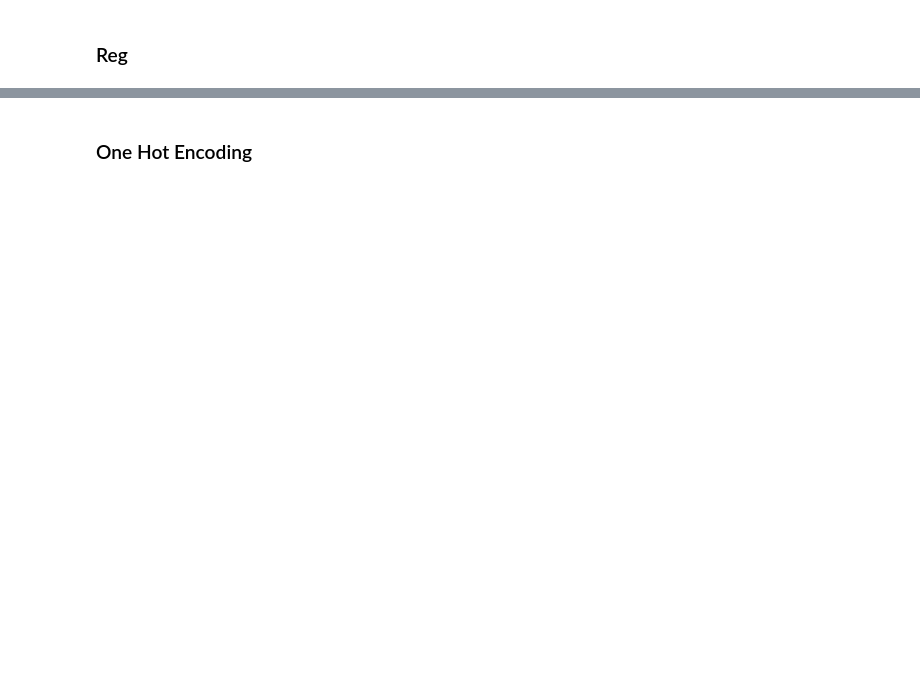
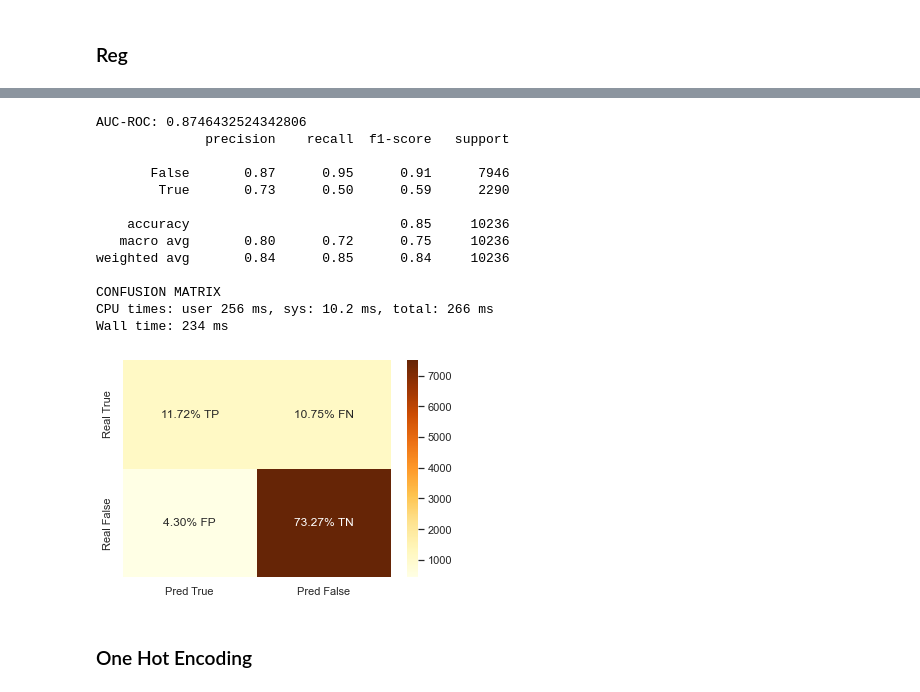
Before and after one commit to NicolasEzequielZulaicaRivera/OD_TPS, a Jupyter notebook: TP2/boosting.ipynb, the cells around one changed output, grey strips where cells are left out. Saved outputs shown, nothing was run; the diff lists cells and outputs as text; code cells hidden in the pictures; blank space fills up the shorter version.

```diff
--- a/TP2/boosting.ipynb
+++ b/TP2/boosting.ipynb
@@ -252,8 +328,23 @@ boost3 = boost_grid3.best_estimator_
 # %%
 %%time
 pred = boost3.predict(val_feat_r)
 prob = boost3.predict_proba(val_feat_r)
-score(val_targ_r, pred3, prob3[:,1])
+score(val_targ_r, pred, prob[:,1])
+# %% [output]
+AUC-ROC: 0.8746432524342806
+              precision    recall  f1-score   support
+
+       False       0.87      0.95      0.91      7946
+        True       0.73      0.50      0.59      2290
+
+    accuracy                           0.85     10236
+   macro avg       0.80      0.72      0.75     10236
+weighted avg       0.84      0.85      0.84     10236
+
+CONFUSION MATRIX
+CPU times: user 256 ms, sys: 10.2 ms, total: 266 ms
+Wall time: 234 ms
+[figure, added]
 # %%
 pdf = score2('Reg','Regularizado',val_targ_r, pred, prob[:,1])
 predictions = predictions.append( pdf )
```
Also changed, not shown: parts of 16 cells of this notebook, 7 other files.
